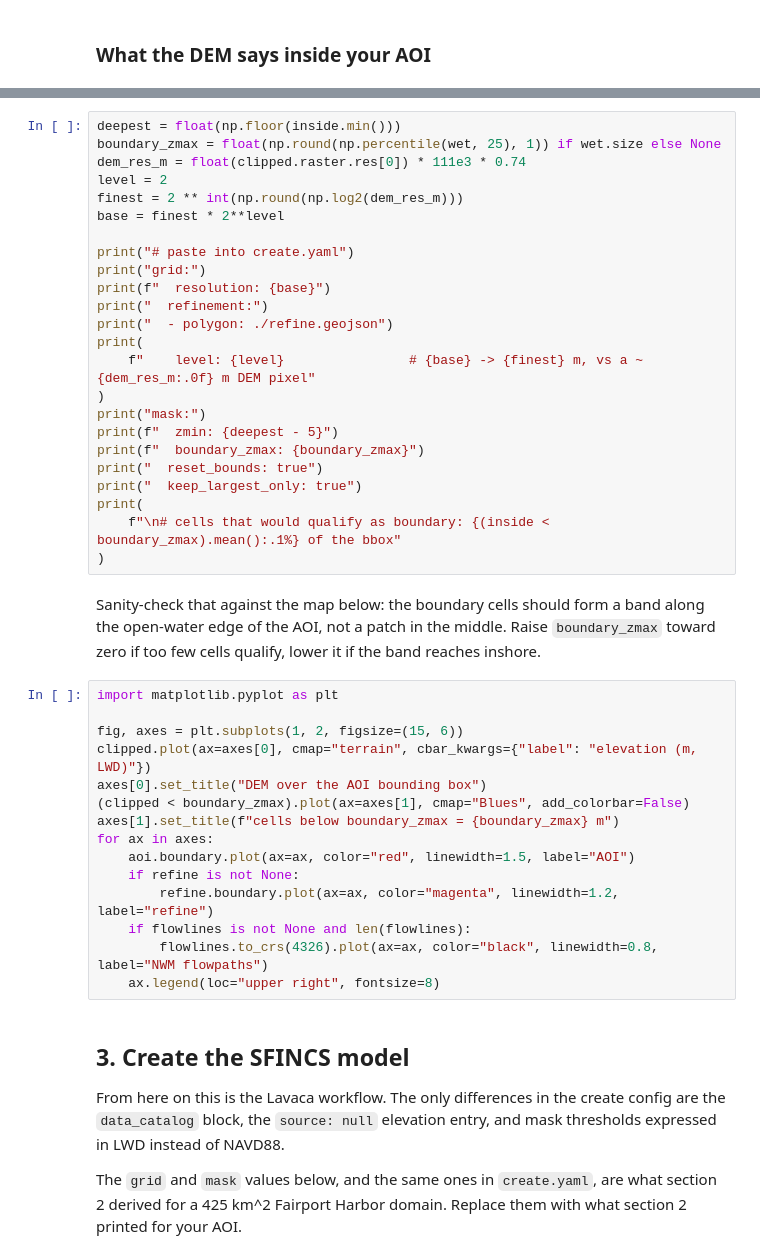
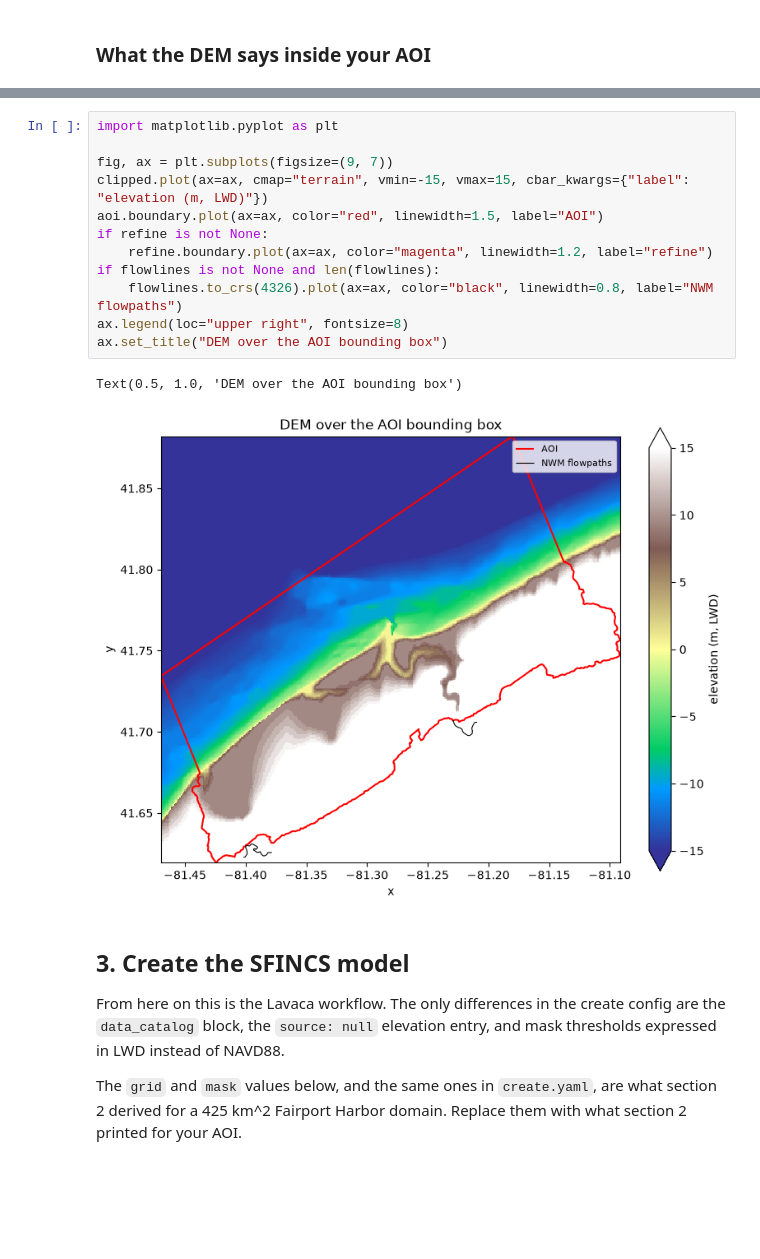
Before and after one commit to NGWPC/nwm-coastal, a Jupyter notebook: docs/examples/notebooks/lake_erie.ipynb, the cells around one changed output, grey strips where cells are left out. Cells and saved outputs as stored; diff of their text form; blank space fills up the shorter version.

Commit message:
updated text, notebook now includes cell outputs

```diff
--- a/docs/examples/notebooks/lake_erie.ipynb
+++ b/docs/examples/notebooks/lake_erie.ipynb
@@ -341,47 +363,18 @@ the base resolution from the refinement level.
-# %%
-deepest = float(np.floor(inside.min()))
-boundary_zmax = float(np.round(np.percentile(wet, 25), 1)) if wet.size else None
-dem_res_m = float(clipped.raster.res[0]) * 111e3 * 0.74
-level = 2
-finest = 2 ** int(np.round(np.log2(dem_res_m)))
-base = finest * 2**level
-
-print("# paste into create.yaml")
-print("grid:")
-print(f"  resolution: {base}")
-print("  refinement:")
-print("  - polygon: ./refine.geojson")
-print(
-    f"    level: {level}                # {base} -> {finest} m, vs a ~{dem_res_m:.0f} m DEM pixel"
-)
-print("mask:")
-print(f"  zmin: {deepest - 5}")
-print(f"  boundary_zmax: {boundary_zmax}")
-print("  reset_bounds: true")
-print("  keep_largest_only: true")
-print(
-    f"\n# cells that would qualify as boundary: {(inside < boundary_zmax).mean():.1%} of the bbox"
-)
-# %% [markdown]
-Sanity-check that against the map below: the boundary cells should form a
-band along the open-water edge of the AOI, not a patch in the middle. Raise
-`boundary_zmax` toward zero if too few cells qualify, lower it if the band
-reaches inshore.
 # %%
 import matplotlib.pyplot as plt
 
-fig, axes = plt.subplots(1, 2, figsize=(15, 6))
-clipped.plot(ax=axes[0], cmap="terrain", cbar_kwargs={"label": "elevation (m, LWD)"})
-axes[0].set_title("DEM over the AOI bounding box")
-(clipped < boundary_zmax).plot(ax=axes[1], cmap="Blues", add_colorbar=False)
-axes[1].set_title(f"cells below boundary_zmax = {boundary_zmax} m")
-for ax in axes:
-    aoi.boundary.plot(ax=ax, color="red", linewidth=1.5, label="AOI")
-    if refine is not None:
-        refine.boundary.plot(ax=ax, color="magenta", linewidth=1.2, label="refine")
-    if flowlines is not None and len(flowlines):
-        flowlines.to_crs(4326).plot(ax=ax, color="black", linewidth=0.8, label="NWM flowpaths")
-    ax.legend(loc="upper right", fontsize=8)
+fig, ax = plt.subplots(figsize=(9, 7))
+clipped.plot(ax=ax, cmap="terrain", vmin=-15, vmax=15, cbar_kwargs={"label": "elevation (m, LWD)"})
+aoi.boundary.plot(ax=ax, color="red", linewidth=1.5, label="AOI")
+if refine is not None:
+    refine.boundary.plot(ax=ax, color="magenta", linewidth=1.2, label="refine")
+if flowlines is not None and len(flowlines):
+    flowlines.to_crs(4326).plot(ax=ax, color="black", linewidth=0.8, label="NWM flowpaths")
+ax.legend(loc="upper right", fontsize=8)
+ax.set_title("DEM over the AOI bounding box")
+# %% [output]
+Text(0.5, 1.0, 'DEM over the AOI bounding box')
+[figure, added]
 # %% [markdown]
 ## 3. Create the SFINCS model
 
```
Also changed, not shown: parts of 31 cells of this notebook, 5 other files.
